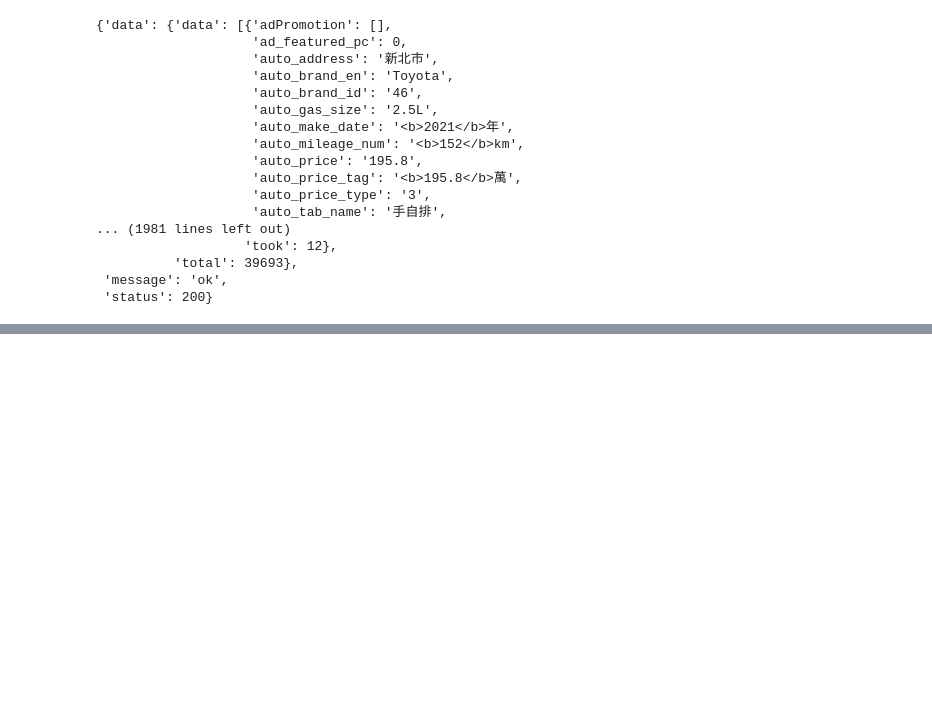
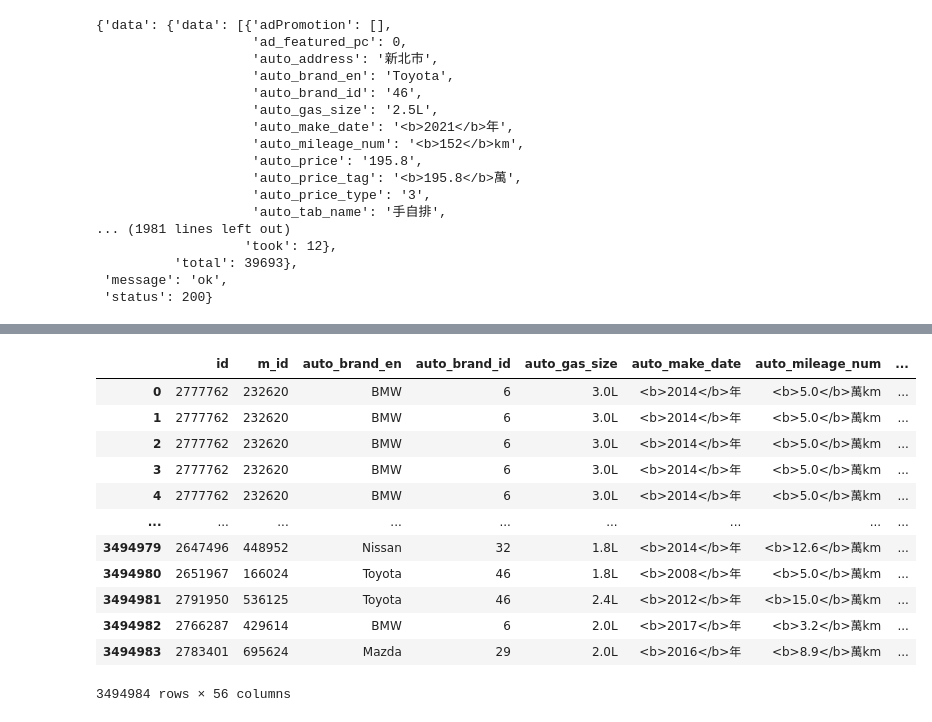
Before and after one commit to shaunchuang/crawl_test, a Jupyter notebook: 8891_2.ipynb, the cells around one changed output, grey strips where cells are left out. Cells and saved outputs as stored; diff of their text form; code cells hidden in the pictures; blank space fills up the shorter version.

```diff
--- a/8891_2.ipynb
+++ b/8891_2.ipynb
@@ -58,0 +114,18 @@ df
+# %%
+df_final=df_read.merge(df2)
+# %%
+df_final
+# %% [output]
+|  | id | m_id | auto_brand_en | auto_brand_id | auto_gas_size | auto_make_date | auto_mileage_num | ... |
+| 0 | 2777762 | 232620 | BMW | 6 | 3.0L | <b>2014</b>年 | <b>5.0</b>萬km | ... |
+| 1 | 2777762 | 232620 | BMW | 6 | 3.0L | <b>2014</b>年 | <b>5.0</b>萬km | ... |
+| 2 | 2777762 | 232620 | BMW | 6 | 3.0L | <b>2014</b>年 | <b>5.0</b>萬km | ... |
+| 3 | 2777762 | 232620 | BMW | 6 | 3.0L | <b>2014</b>年 | <b>5.0</b>萬km | ... |
+| 4 | 2777762 | 232620 | BMW | 6 | 3.0L | <b>2014</b>年 | <b>5.0</b>萬km | ... |
+| ... | ... | ... | ... | ... | ... | ... | ... | ... |
+| 3494979 | 2647496 | 448952 | Nissan | 32 | 1.8L | <b>2014</b>年 | <b>12.6</b>萬km | ... |
+| 3494980 | 2651967 | 166024 | Toyota | 46 | 1.8L | <b>2008</b>年 | <b>5.0</b>萬km | ... |
+| 3494981 | 2791950 | 536125 | Toyota | 46 | 2.4L | <b>2012</b>年 | <b>15.0</b>萬km | ... |
+| 3494982 | 2766287 | 429614 | BMW | 6 | 2.0L | <b>2017</b>年 | <b>3.2</b>萬km | ... |
+| 3494983 | 2783401 | 695624 | Mazda | 29 | 2.0L | <b>2016</b>年 | <b>8.9</b>萬km | ... |
+3494984 rows × 56 columns
```
Also changed, not shown: parts of 15 cells of this notebook, 9 other files.
